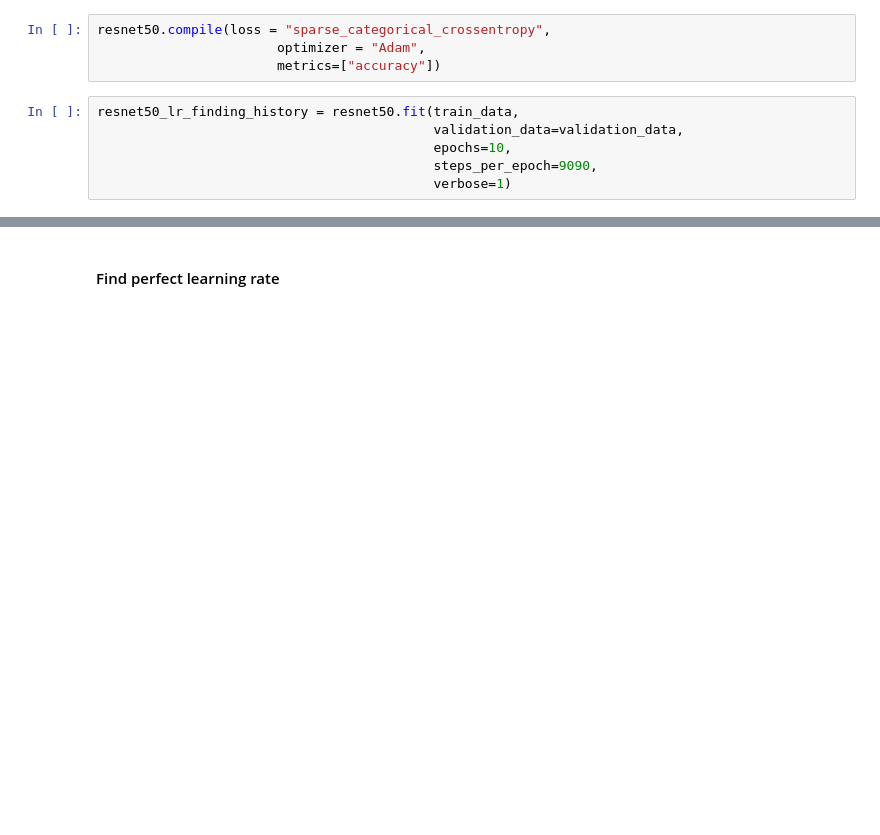
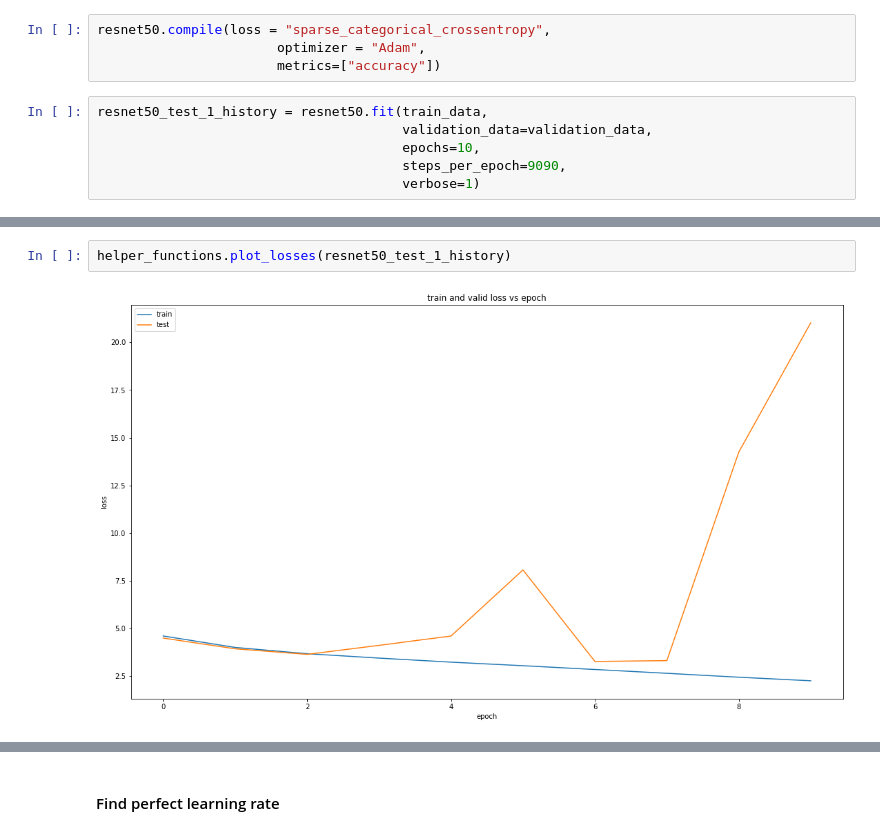
Before and after one commit to PrzemyslawBanasiak13/resnet-50-implementation, a Jupyter notebook: model-creation.ipynb, the cells around one changed output, grey strips where cells are left out. Saved outputs shown, nothing was run; the diff lists cells and outputs as text; blank space fills up the shorter version.

Commit message:
results of first resnet training

```diff
--- a/model-creation.ipynb
+++ b/model-creation.ipynb
@@ -142,9 +142,9 @@ resnet50.compile(loss = "sparse_categorical_crossentropy",
                        optimizer = "Adam",
                        metrics=["accuracy"])
 # %%
-resnet50_lr_finding_history = resnet50.fit(train_data,
-                                           validation_data=validation_data,
-                                           epochs=10,
-                                           steps_per_epoch=9090,
-                                           verbose=1)
+resnet50_test_1_history = resnet50.fit(train_data,
+                                       validation_data=validation_data,
+                                       epochs=10,
+                                       steps_per_epoch=9090,
+                                       verbose=1)
 # %% [output]
@@ -152,0 +171,4 @@ KeyboardInterrupt:
+# %%
+helper_functions.plot_losses(resnet50_test_1_history)
+# %% [output]
+[figure, added]
```
Also changed, not shown: parts of 3 cells of this notebook.
